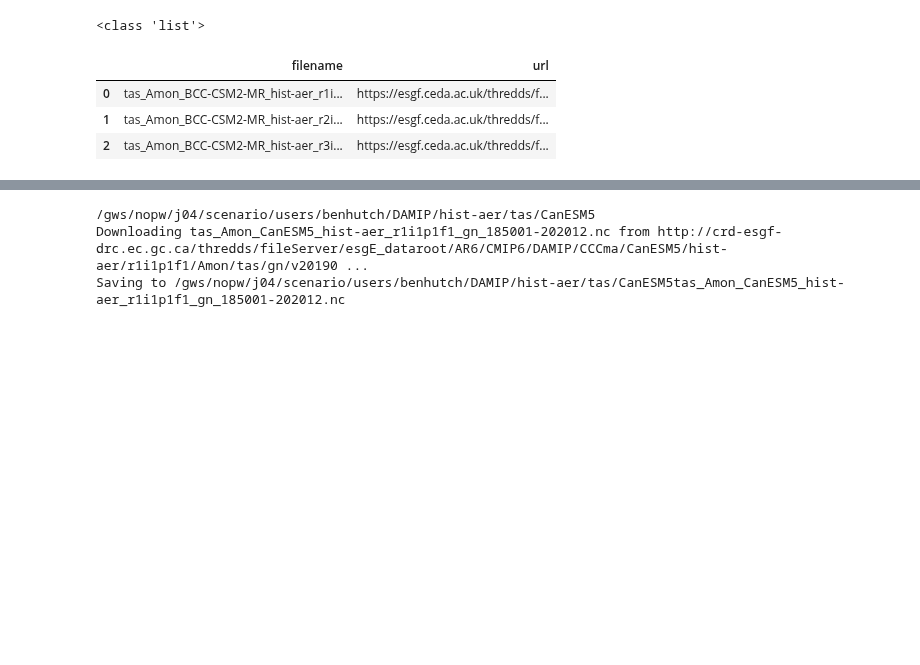
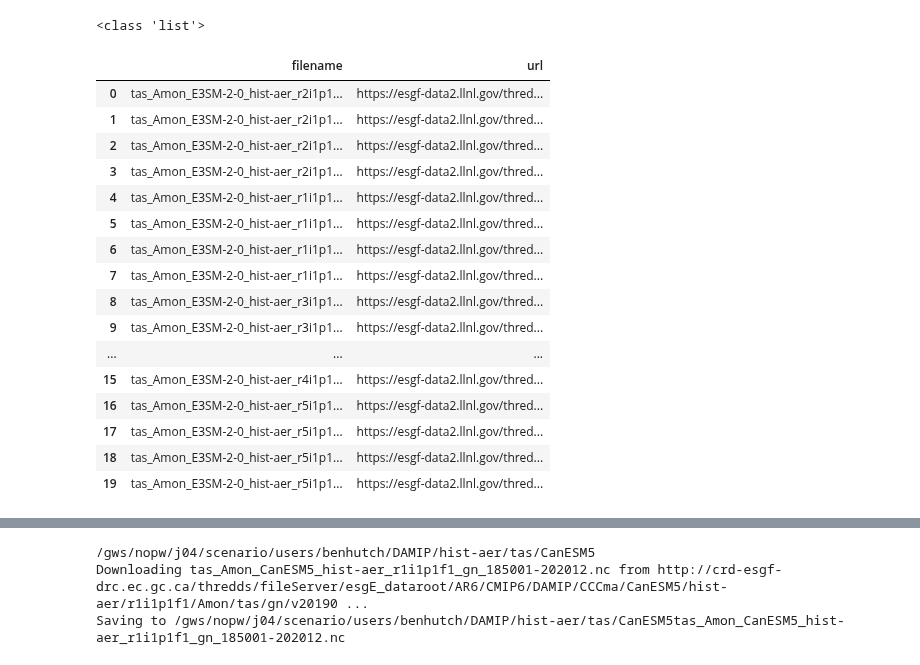
Before and after one commit to benhutchmet/downloading-data, a Jupyter notebook: DAMIP/testing-download.ipynb, the cells around one changed output, grey strips where cells are left out. Cells and saved outputs as stored; diff of their text form; code cells hidden in the pictures; blank space fills up the shorter version.

```diff
--- a/DAMIP/testing-download.ipynb
+++ b/DAMIP/testing-download.ipynb
@@ -26,11 +209,11 @@ print(type(conn))
 # %%
 # test the function for querying the database
 results = query_data_esgf(conn,
-                        source_id='BCC-CSM2-MR',
+                        source_id='E3SM-2-0',
                         experiment_id='hist-aer',
                         variable_id='tas',
                         table_id='Amon',
-                        data_node='esgf.ceda.ac.uk',)
+                        data_node='esgf-data2.llnl.gov',)
 
 # print the len of the results
 print(len(results))
@@ -74,22 +268,35 @@ files_list = files_list_mt
 # %%
 # Print the type of the files list
 print(type(files_list))
 
 # Extract this into a dataframe
 files_df = pd.DataFrame.from_dict(files_list)
 files_df
 
 # Assert that all filenames contrain the string "185001" and "202012"
-assert all(files_df['filename'].str.contains('185001')), "Not all filenames contain the string 185001"
-assert all(files_df['filename'].str.contains('202012')), "Not all filenames contain the string 202012"
+# assert all(files_df['filename'].str.contains('185001')), "Not all filenames contain the string 185001"
+# assert all(files_df['filename'].str.contains('202012')), "Not all filenames contain the string 202012"
 
 files_df
 # %% [output]
 <class 'list'>
 |  | filename | url |
-| 0 | tas_Amon_BCC-CSM2-MR_hist-aer_r1i... | https://esgf.ceda.ac.uk/thredds/f... |
-| 1 | tas_Amon_BCC-CSM2-MR_hist-aer_r2i... | https://esgf.ceda.ac.uk/thredds/f... |
-| 2 | tas_Amon_BCC-CSM2-MR_hist-aer_r3i... | https://esgf.ceda.ac.uk/thredds/f... |
+| 0 | tas_Amon_E3SM-2-0_hist-aer_r2i1p1... | https://esgf-data2.llnl.gov/thred... |
+| 1 | tas_Amon_E3SM-2-0_hist-aer_r2i1p1... | https://esgf-data2.llnl.gov/thred... |
+| 2 | tas_Amon_E3SM-2-0_hist-aer_r2i1p1... | https://esgf-data2.llnl.gov/thred... |
+| 3 | tas_Amon_E3SM-2-0_hist-aer_r2i1p1... | https://esgf-data2.llnl.gov/thred... |
+| 4 | tas_Amon_E3SM-2-0_hist-aer_r1i1p1... | https://esgf-data2.llnl.gov/thred... |
+| 5 | tas_Amon_E3SM-2-0_hist-aer_r1i1p1... | https://esgf-data2.llnl.gov/thred... |
+| 6 | tas_Amon_E3SM-2-0_hist-aer_r1i1p1... | https://esgf-data2.llnl.gov/thred... |
+| 7 | tas_Amon_E3SM-2-0_hist-aer_r1i1p1... | https://esgf-data2.llnl.gov/thred... |
+| 8 | tas_Amon_E3SM-2-0_hist-aer_r3i1p1... | https://esgf-data2.llnl.gov/thred... |
+| 9 | tas_Amon_E3SM-2-0_hist-aer_r3i1p1... | https://esgf-data2.llnl.gov/thred... |
+| ... | ... | ... |
+| 15 | tas_Amon_E3SM-2-0_hist-aer_r4i1p1... | https://esgf-data2.llnl.gov/thred... |
+| 16 | tas_Amon_E3SM-2-0_hist-aer_r5i1p1... | https://esgf-data2.llnl.gov/thred... |
+| 17 | tas_Amon_E3SM-2-0_hist-aer_r5i1p1... | https://esgf-data2.llnl.gov/thred... |
+| 18 | tas_Amon_E3SM-2-0_hist-aer_r5i1p1... | https://esgf-data2.llnl.gov/thred... |
+| 19 | tas_Amon_E3SM-2-0_hist-aer_r5i1p1... | https://esgf-data2.llnl.gov/thred... |
 # %%
 import glob
 
```
Also changed, not shown: parts of 10 cells of this notebook.
